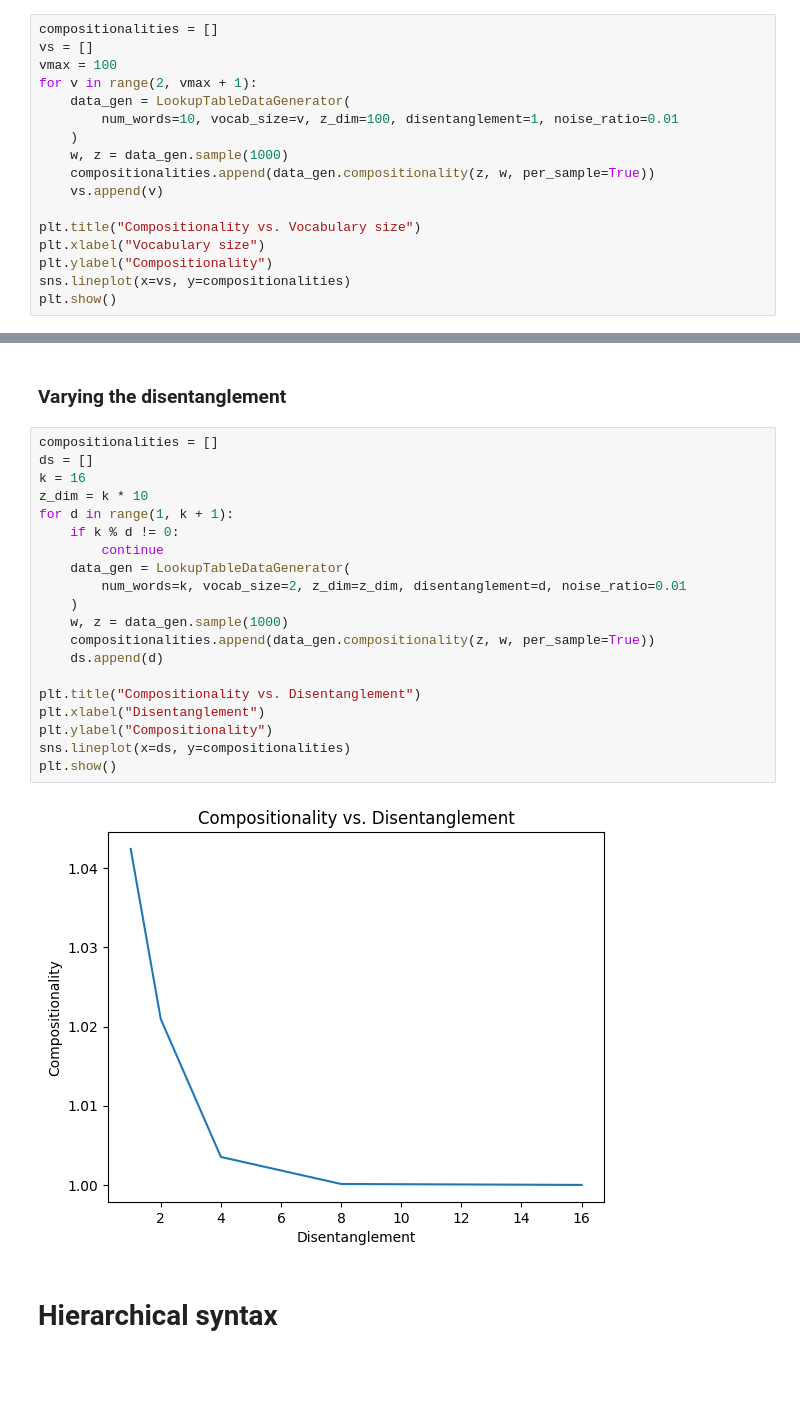
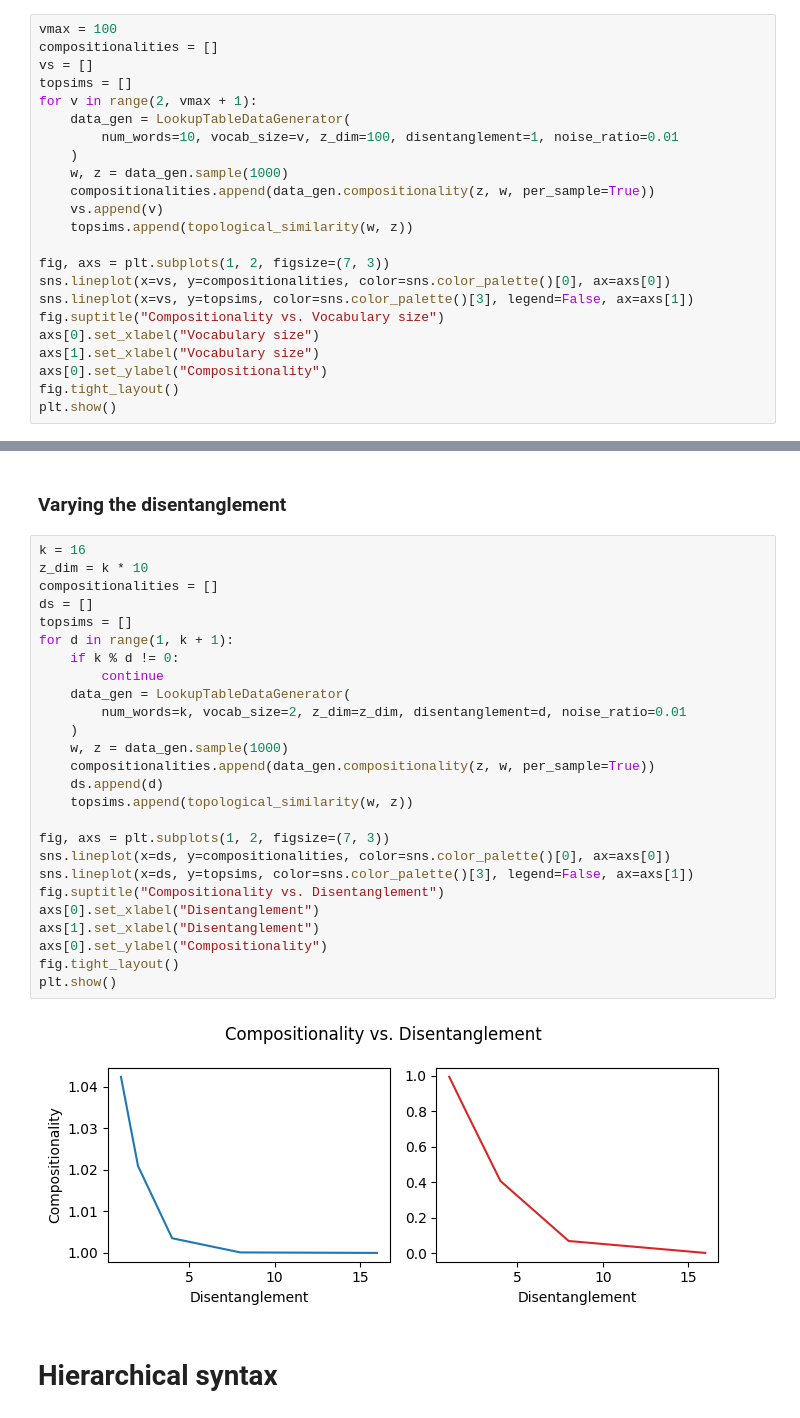
Before and after one commit to EricElmoznino/complexity_compositionality, a Jupyter notebook: notebooks/compositionality_metric_validation.ipynb, the cells around one changed output, grey strips where cells are left out. Cells and saved outputs as stored; diff of their text form; blank space fills up the shorter version.

```diff
--- a/notebooks/compositionality_metric_validation.ipynb
+++ b/notebooks/compositionality_metric_validation.ipynb
@@ -63,9 +87,10 @@ plt.show()
 # %% [markdown]
 ## Varying the vocabulary size
 # %%
+vmax = 100
 compositionalities = []
 vs = []
-vmax = 100
+topsims = []
 for v in range(2, vmax + 1):
     data_gen = LookupTableDataGenerator(
         num_words=10, vocab_size=v, z_dim=100, disentanglement=1, noise_ratio=0.01
@@ -73,10 +98,15 @@ for v in range(2, vmax + 1):
     w, z = data_gen.sample(1000)
     compositionalities.append(data_gen.compositionality(z, w, per_sample=True))
     vs.append(v)
+    topsims.append(topological_similarity(w, z))
 
-plt.title("Compositionality vs. Vocabulary size")
-plt.xlabel("Vocabulary size")
-plt.ylabel("Compositionality")
-sns.lineplot(x=vs, y=compositionalities)
+fig, axs = plt.subplots(1, 2, figsize=(7, 3))
+sns.lineplot(x=vs, y=compositionalities, color=sns.color_palette()[0], ax=axs[0])
+sns.lineplot(x=vs, y=topsims, color=sns.color_palette()[3], legend=False, ax=axs[1])
+fig.suptitle("Compositionality vs. Vocabulary size")
+axs[0].set_xlabel("Vocabulary size")
+axs[1].set_xlabel("Vocabulary size")
+axs[0].set_ylabel("Compositionality")
+fig.tight_layout()
 plt.show()
 # %% [output]
@@ -84,27 +114,33 @@ plt.show()
 # %% [markdown]
 ### Varying the disentanglement
 # %%
+k = 16
+z_dim = k * 10
 compositionalities = []
 ds = []
-k = 16
-z_dim = k * 10
+topsims = []
 for d in range(1, k + 1):
     if k % d != 0:
         continue
     data_gen = LookupTableDataGenerator(
         num_words=k, vocab_size=2, z_dim=z_dim, disentanglement=d, noise_ratio=0.01
     )
     w, z = data_gen.sample(1000)
     compositionalities.append(data_gen.compositionality(z, w, per_sample=True))
     ds.append(d)
+    topsims.append(topological_similarity(w, z))
 
-plt.title("Compositionality vs. Disentanglement")
-plt.xlabel("Disentanglement")
-plt.ylabel("Compositionality")
-sns.lineplot(x=ds, y=compositionalities)
+fig, axs = plt.subplots(1, 2, figsize=(7, 3))
+sns.lineplot(x=ds, y=compositionalities, color=sns.color_palette()[0], ax=axs[0])
+sns.lineplot(x=ds, y=topsims, color=sns.color_palette()[3], legend=False, ax=axs[1])
+fig.suptitle("Compositionality vs. Disentanglement")
+axs[0].set_xlabel("Disentanglement")
+axs[1].set_xlabel("Disentanglement")
+axs[0].set_ylabel("Compositionality")
+fig.tight_layout()
 plt.show()
 # %% [output]
-[figure, old version]
+[figure, new version]
 # %% [markdown]
 # Hierarchical syntax
 # %% [markdown]
```
Also changed, not shown: parts of 5 cells of this notebook.
